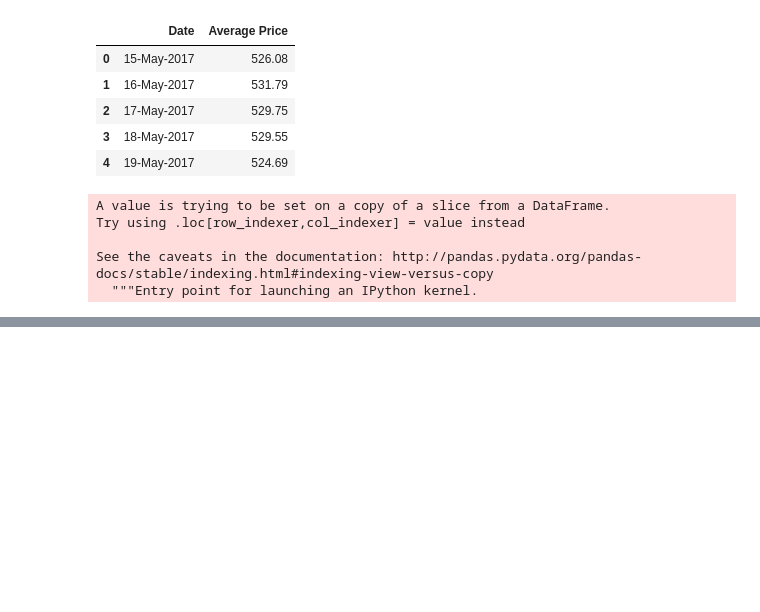
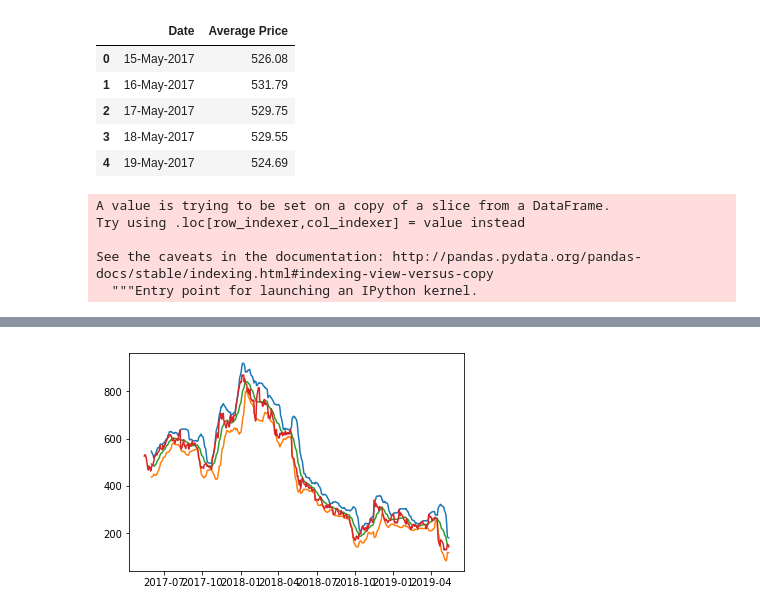
Before and after one commit to abhidahiya23/Aicte_Program, a Jupyter notebook: Module 2/Module 2- Plotting in Financial Markets.ipynb, the cells around one changed output, grey strips where cells are left out. Saved outputs shown, nothing was run; the diff lists cells and outputs as text; code cells hidden in the pictures; blank space fills up the shorter version.

```diff
--- a/Module 2/Module 2- Plotting in Financial Markets.ipynb
+++ b/Module 2/Module 2- Plotting in Financial Markets.ipynb
@@ -327,0 +324,15 @@ Name: Average Price, Length: 494, dtype: float64
+# %%
+jet_avg = jet['Close Price'].rolling(window = 14).mean()
+jet_sd = jet['Close Price'].rolling(window = 14).std()
+# %%
+for ix in jet_avg:
+    upper_band = jet_avg + 2 * jet_sd
+    lower_band = jet_avg - 2 * jet_sd
+# %%
+plt.plot(jet_data.index,upper_band)
+plt.plot(jet_data.index,lower_band)
+plt.plot(jet_data.index,jet_avg)
+plt.plot(jet_data.index,jet_data['Average Price'])
+plt.show()
+# %% [output]
+[figure, added]
```
Also changed, not shown: parts of 4 cells of this notebook, 2 other files.
